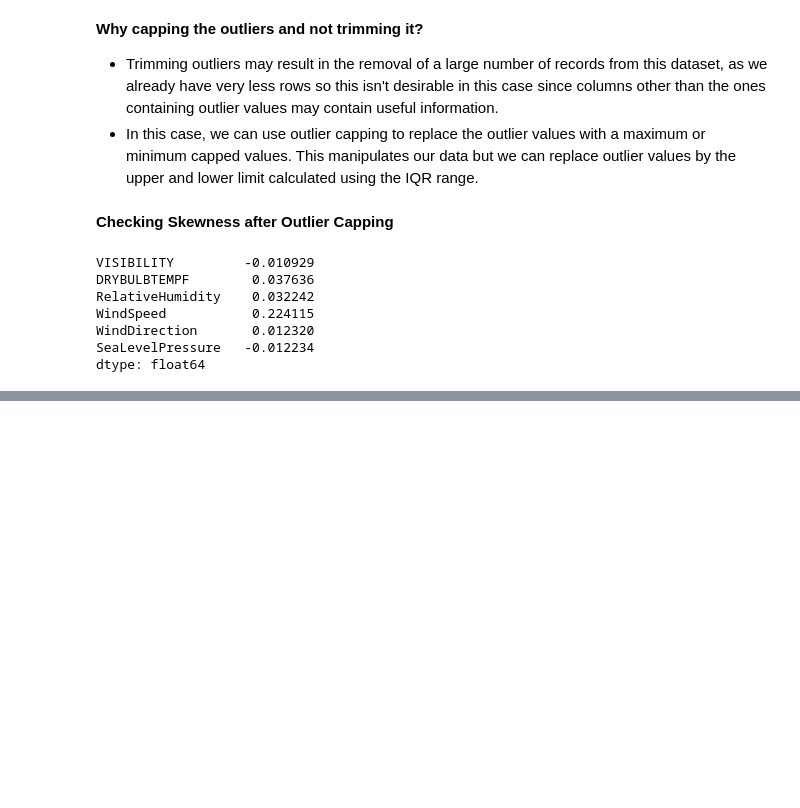
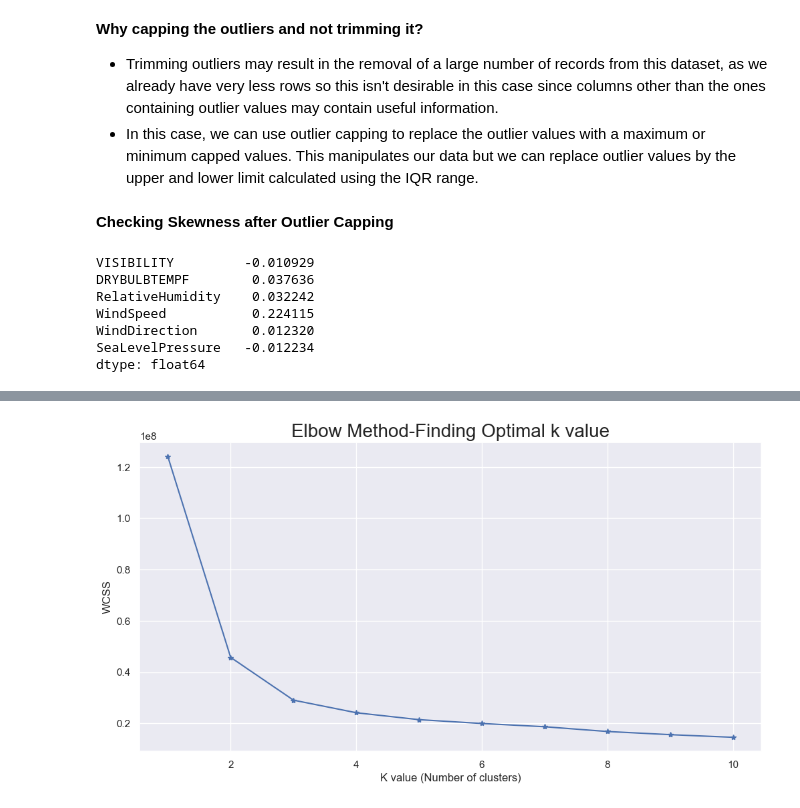
Before and after one commit to M-anvi/Visibility-Distance-prediction, a Jupyter notebook: Feature_Engineering and model training.ipynb, the cells around one changed output, grey strips where cells are left out. Drawn from its saved outputs; the diff is of its cells as text; code cells hidden in the pictures; blank space fills up the shorter version.

Commit message:
Performing KMeans clustering

```diff
--- a/Feature_Engineering and model training.ipynb
+++ b/Feature_Engineering and model training.ipynb
@@ -170,0 +188,18 @@ dtype: float64
+# %%
+from sklearn.cluster import KMeans
+
+wcss={}
+sns.set()
+plt.figure(figsize=(12,6))
+for i in range(1,11):
+    km=KMeans(n_clusters=i)
+    km.fit(df)
+    wcss[i]=km.inertia_
+
+plt.plot(range(1,11), wcss.values(),marker='*')
+plt.title('Elbow Method-Finding Optimal k value',fontsize=20)
+plt.xlabel('K value (Number of clusters)')
+plt.ylabel('WCSS')
+plt.show()
+# %% [output]
+[figure, added]
```
Also changed, not shown: parts of 5 cells of this notebook.
